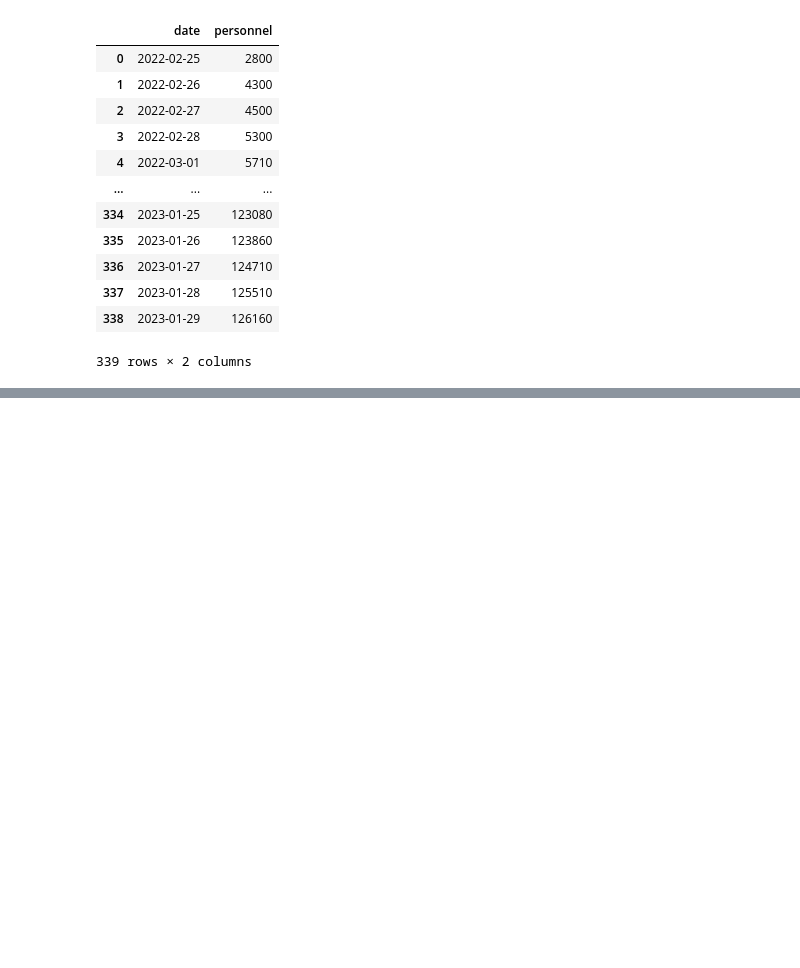
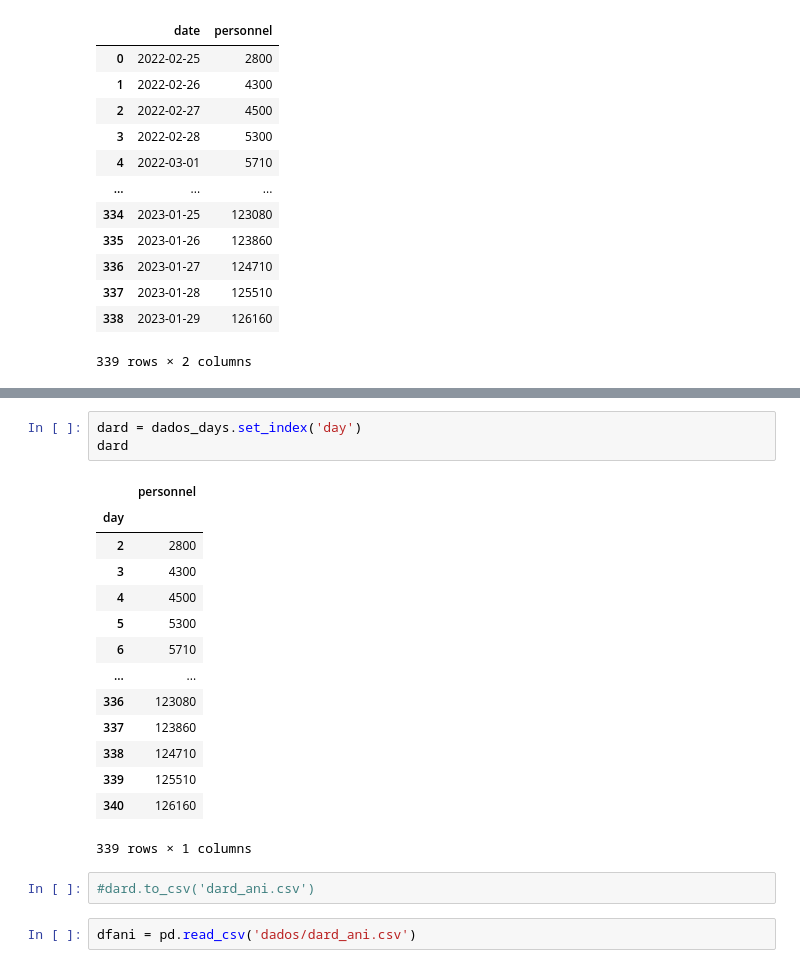
Before and after one commit to henriquecarvalho-maker/Projeto-Guerra-da-Ucrania, a Jupyter notebook: Russia_Losses.ipynb, the cells around one changed output, grey strips where cells are left out. Drawn from its saved outputs; the diff is of its cells as text; blank space fills up the shorter version.

```diff
--- a/Russia_Losses.ipynb
+++ b/Russia_Losses.ipynb
@@ -138 +156,23 @@ data_timeani
+# %%
+dard = dados_days.set_index('day')
+dard
+# %% [output]
+|  | personnel |
+| day |  |
+| 2 | 2800 |
+| 3 | 4300 |
+| 4 | 4500 |
+| 5 | 5300 |
+| 6 | 5710 |
+| ... | ... |
+| 336 | 123080 |
+| 337 | 123860 |
+| 338 | 124710 |
+| 339 | 125510 |
+| 340 | 126160 |
+339 rows × 1 columns
+# %%
+#dard.to_csv('dard_ani.csv')
+# %%
+dfani = pd.read_csv('dados/dard_ani.csv')
 # %%
```
Also changed, not shown: parts of 7 cells of this notebook, 4 other files.
